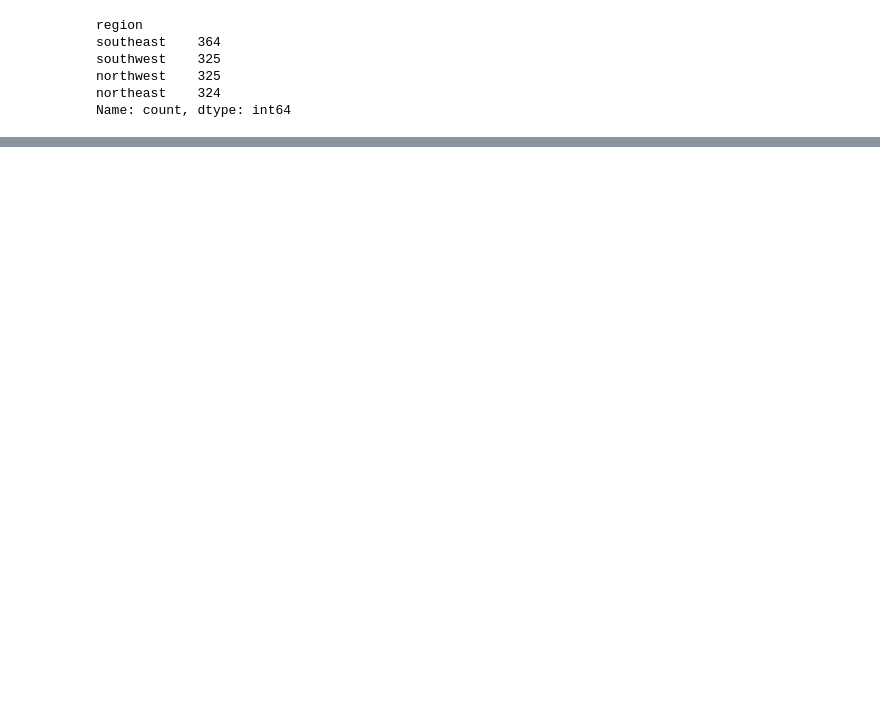
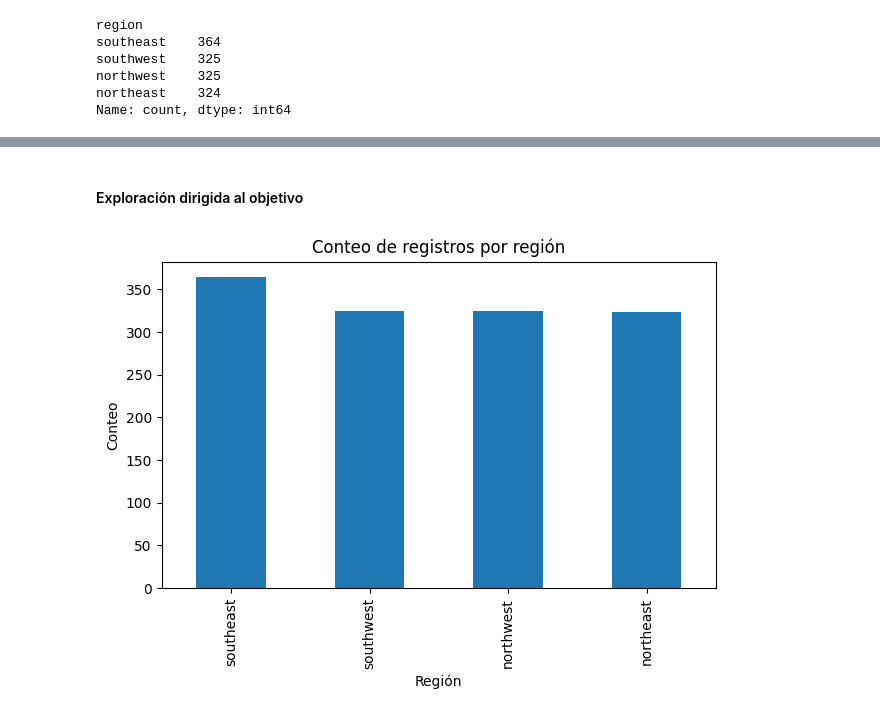
Before and after one commit to oscardbocanegra/projects, a Jupyter notebook: machine_learning/project.ipynb, the cells around one changed output, grey strips where cells are left out. Saved outputs shown, nothing was run; the diff lists cells and outputs as text; code cells hidden in the pictures; blank space fills up the shorter version.

Commit message:
visualizacion de datos

```diff
--- a/machine_learning/project.ipynb
+++ b/machine_learning/project.ipynb
@@ -74,0 +94,12 @@ Name: count, dtype: int64
+# %% [markdown]
+#### Exploración dirigida al objetivo
+# %%
+plt.figure()
+df['region'].value_counts().plot(kind='bar')
+plt.title("Conteo de registros por región")
+plt.xlabel("Región")
+plt.ylabel("Conteo")
+plt.tight_layout()
+plt.show()
+# %% [output]
+[figure, added]
```
Also changed, not shown: parts of 11 cells of this notebook.
